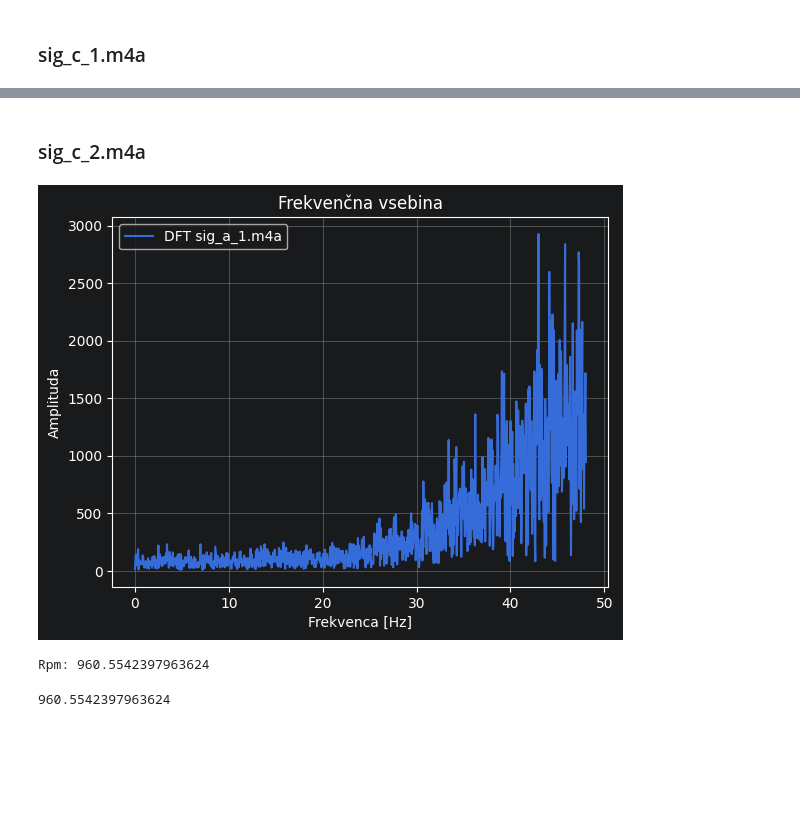
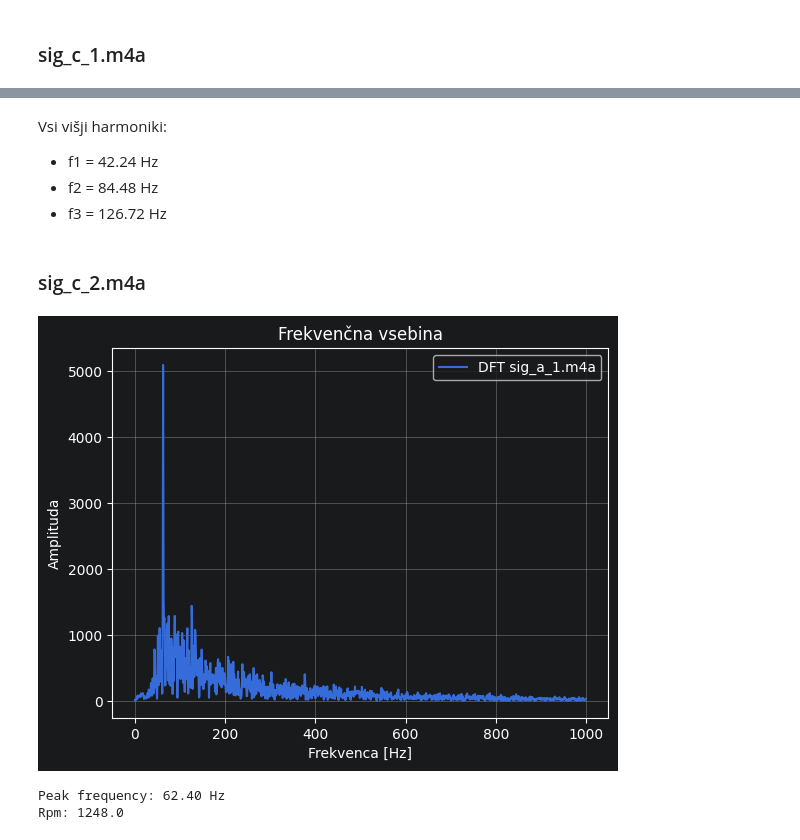
Before and after one commit to IgorPolajzer/ROSiS_Vaja3_DFT_in_Analize_signalov, a Jupyter notebook: porocilo.ipynb, the cells around one changed output, grey strips where cells are left out. Saved outputs shown, nothing was run; the diff lists cells and outputs as text; code cells hidden in the pictures; blank space fills up the shorter version.

```diff
--- a/porocilo.ipynb
+++ b/porocilo.ipynb
@@ -12,22 +12,18 @@ from util import *
 
 reload(util)
 
-MAX_SAMPLE_COUNT = 30000
+c_peak_freqs = []
+c_rpms = []
+
+MAX_SAMPLE_COUNT = 50000
 MAX_FREQS_HZ = 1000
 
 y, Fs = util.read_signal_from_m4a("/home/igor/Desktop/MAG/1_LETNIK/2_SEMESTER/RACUNALNISKA_OBDELAVA_SIGNALOV_IN_SLIK/Vaja_3/naloga_1_rpm/sig_a_1.m4a")
 
 T = len(y) / Fs
-# FIX 3 (continued): Unpack both result and freqs
 y_dft, freqs = dft(y, Fs, MAX_SAMPLE_COUNT, MAX_FREQS_HZ)
-
-# FIX 4 (continued): Pass freqs into plot
 plot_analasys(y_dft, freqs, "DFT sig_a_1.m4a")
 
-# FIX 5: Find the peak frequency from the spectrum instead of using max axis value
-peak_idx = np.argmax(np.abs(y_dft))
-f_blade = freqs[peak_idx]
-print(f"Peak frequency: {f_blade:.2f} Hz")
-
-calculate_rpm(f_blade, 3)
+f_bmp = get_peak_freq(y_dft, freqs)
+calculate_rpm(f_bmp, 10)
 # %% [output]
@@ -53,10 +62,12 @@ Rpm: 965.4994850669414
 ### sig_c_1.m4a
 # %%
 y, Fs = util.read_signal_from_m4a("/home/igor/Desktop/MAG/1_LETNIK/2_SEMESTER/RACUNALNISKA_OBDELAVA_SIGNALOV_IN_SLIK/Vaja_3/naloga_1_rpm/sig_c_1.m4a")
+
 T = len(y) / Fs
-y_dft = np.fft.fft(y)[:MAX_FREQS_HZ]
-max_freq = plot_analasys(y_dft, Fs, T, "DFT sig_a_1.m4a")
+y_dft, freqs = dft(y, Fs, MAX_SAMPLE_COUNT, MAX_FREQS_HZ)
+plot_analasys(y_dft, freqs, "DFT sig_a_1.m4a")
 
-# (izhod dft, blade count)
-calculate_rpm(max_freq, 3)
+f_bmp = get_peak_freq(y_dft, freqs)
+c_peak_freqs.append(f_bmp)
+c_rpms.append(calculate_rpm(f_bmp, 3))
 # %% [output]
@@ -66,14 +77,21 @@ Rpm: 966.4958183954358
+# %% [markdown]
+Vsi višji harmoniki:
+- f1 = 42.24 Hz
+- f2 = 84.48 Hz
+- f3 = 126.72 Hz
 # %% [markdown]
 ### sig_c_2.m4a
 # %%
 y, Fs = util.read_signal_from_m4a("/home/igor/Desktop/MAG/1_LETNIK/2_SEMESTER/RACUNALNISKA_OBDELAVA_SIGNALOV_IN_SLIK/Vaja_3/naloga_1_rpm/sig_c_2.m4a")
+
 T = len(y) / Fs
-y_dft = np.fft.fft(y)[:MAX_FREQS_HZ]
-max_freq = plot_analasys(y_dft, Fs, T, "DFT sig_a_1.m4a")
+y_dft, freqs = dft(y, Fs, MAX_SAMPLE_COUNT, MAX_FREQS_HZ)
+plot_analasys(y_dft, freqs, "DFT sig_a_1.m4a")
 
-# (izhod dft, blade count)
-calculate_rpm(max_freq, 3)
+f_bmp = get_peak_freq(y_dft, freqs)
+c_peak_freqs.append(f_bmp)
+c_rpms.append(calculate_rpm(f_bmp, 3))
 # %% [output]
-[figure, old version]
+[figure, new version]
-Rpm: 960.5542397963624
+Peak frequency: 62.40 Hz
+Rpm: 1248.0
-960.5542397963624
```
Also changed, not shown: parts of 20 cells of this notebook, 2 other files.
